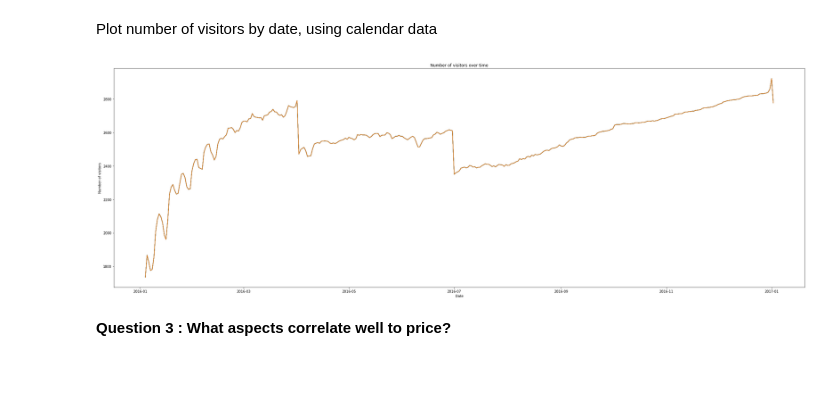
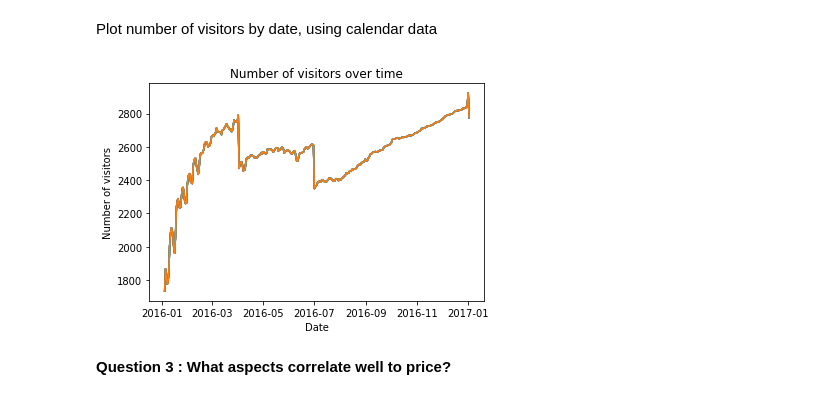
Before and after one commit to DataJan02/SeattleAirbnbAnalysis, a Jupyter notebook: SeattleData.ipynb, the cells around one changed output. Saved outputs shown, nothing was run; the diff lists cells and outputs as text; code cells hidden in the pictures; blank space fills up the shorter version.

```diff
--- a/SeattleData.ipynb
+++ b/SeattleData.ipynb
@@ -371,13 +372,12 @@ plt.ylabel('Number of listings');
 # %% [markdown]
 Plot number of visitors by date, using calendar data
 # %%
-plt.figure(figsize=(37,12))
 plt.plot(calendar[calendar.available!='f'].groupby('timestamp').count().sort_index());
 plt.title("Number of visitors over time")
 plt.xlabel('Date');
 plt.ylabel('Number of visitors');
 # %% [output]
-[figure, old version]
+[figure, new version]
 # %% [markdown]
 **Question 3 : What aspects correlate well to price?**
 # %%
```
Also changed, not shown: parts of 16 cells of this notebook.
